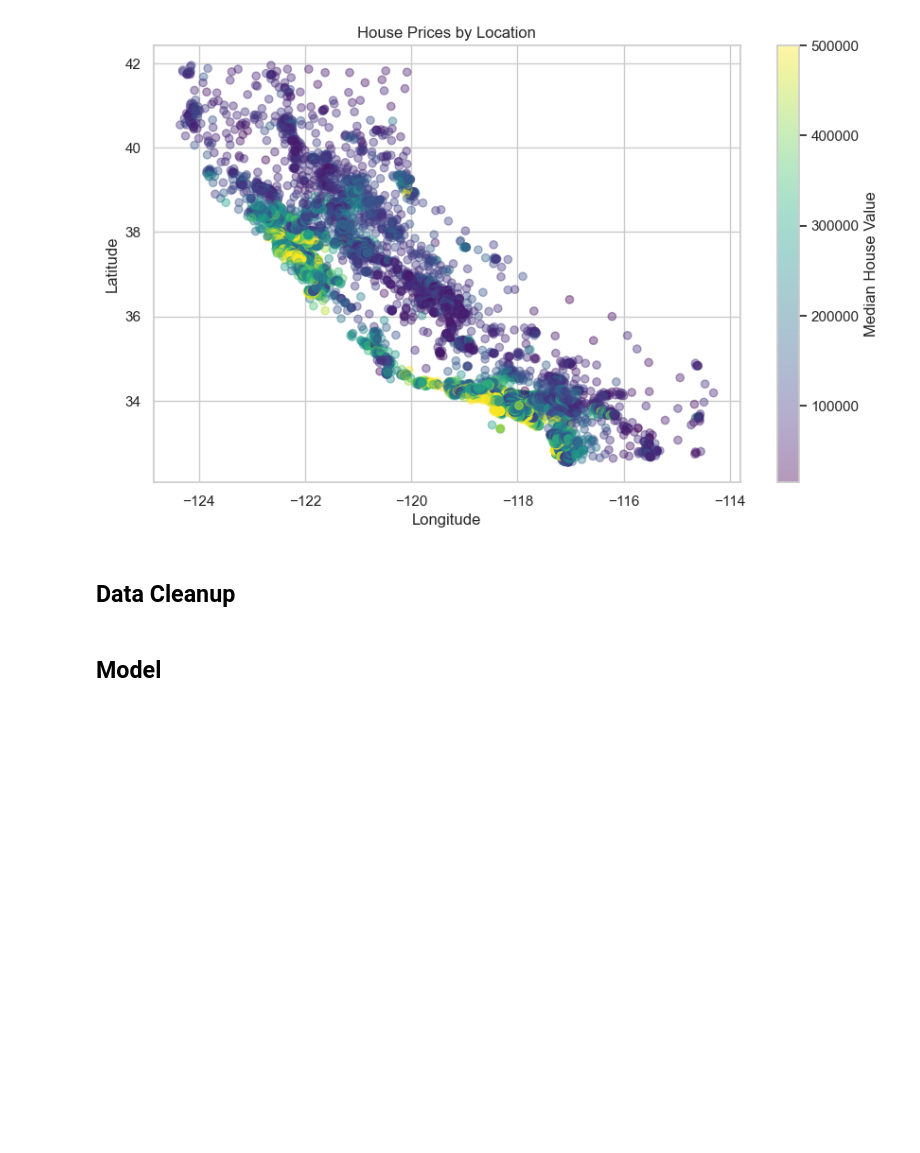
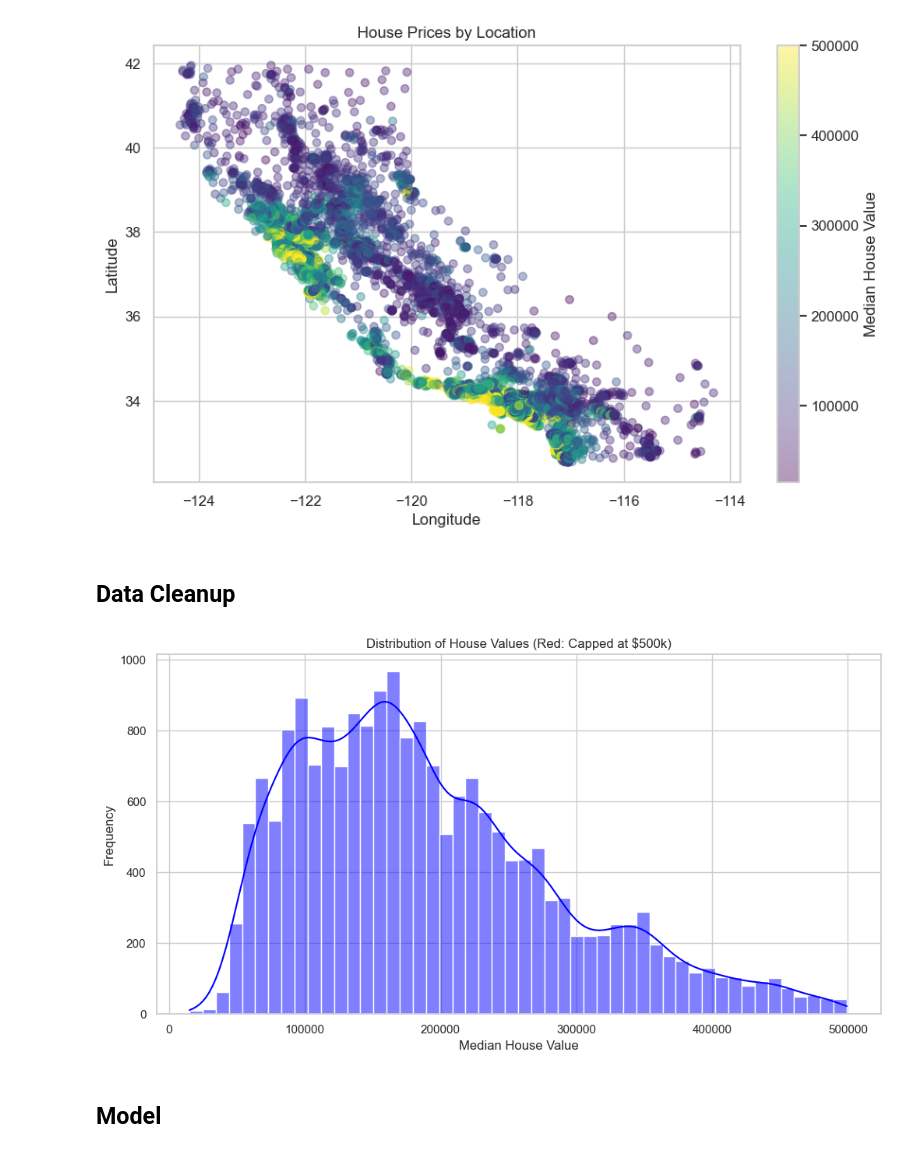
Before and after one commit to desmonddibba/house_prices, a Jupyter notebook: House_Prices.ipynb, the cells around one changed output. Saved outputs shown, nothing was run; the diff lists cells and outputs as text; code cells hidden in the pictures; blank space fills up the shorter version.

```diff
--- a/House_Prices.ipynb
+++ b/House_Prices.ipynb
@@ -242,3 +242,19 @@ plt.show()
 [figure]
 # %% [markdown]
 ## Data Cleanup
+# %%
+# Assuming 'data' is the DataFrame with the California Housing dataset
+capped_value = 500000
+capped_data = data[data['median_house_value'] == capped_value]
+non_capped_data = data[data['median_house_value'] < capped_value]
+
+
+plt.figure(figsize=(12, 6))
+sns.histplot(non_capped_data['median_house_value'], bins=50, kde=True, color='blue')
+sns.histplot(capped_data['median_house_value'], bins=50, kde=True, color='red')
+plt.title('Distribution of House Values (Red: Capped at $500k)')
+plt.xlabel('Median House Value')
+plt.ylabel('Frequency')
+plt.show()
+# %% [output]
+[figure, added]
```
Also changed, not shown: parts of 1 cell of this notebook.
